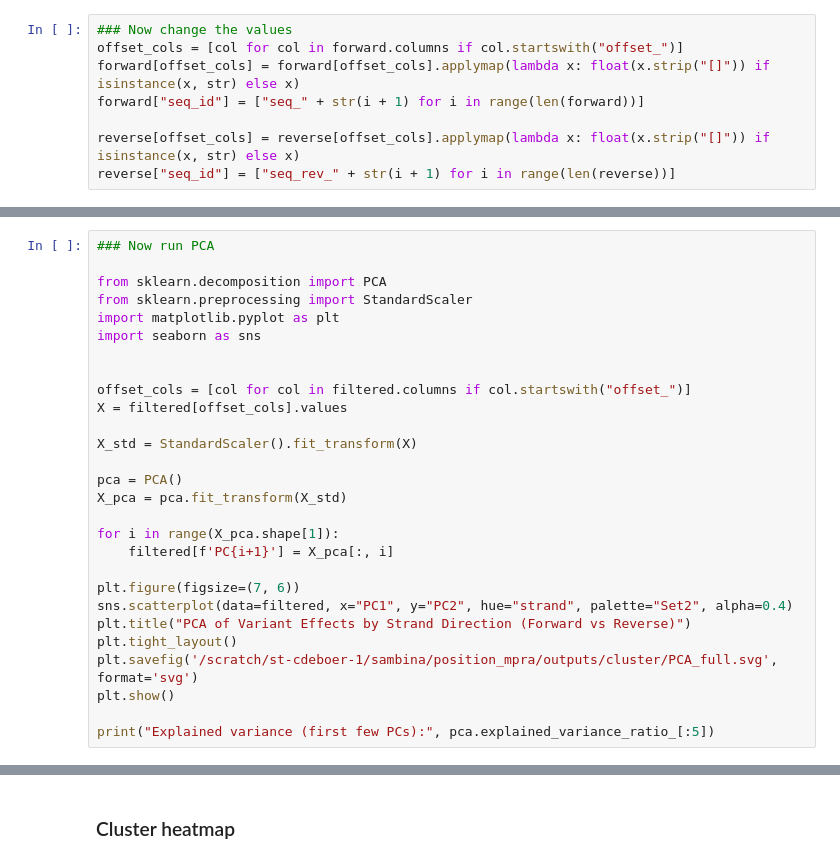
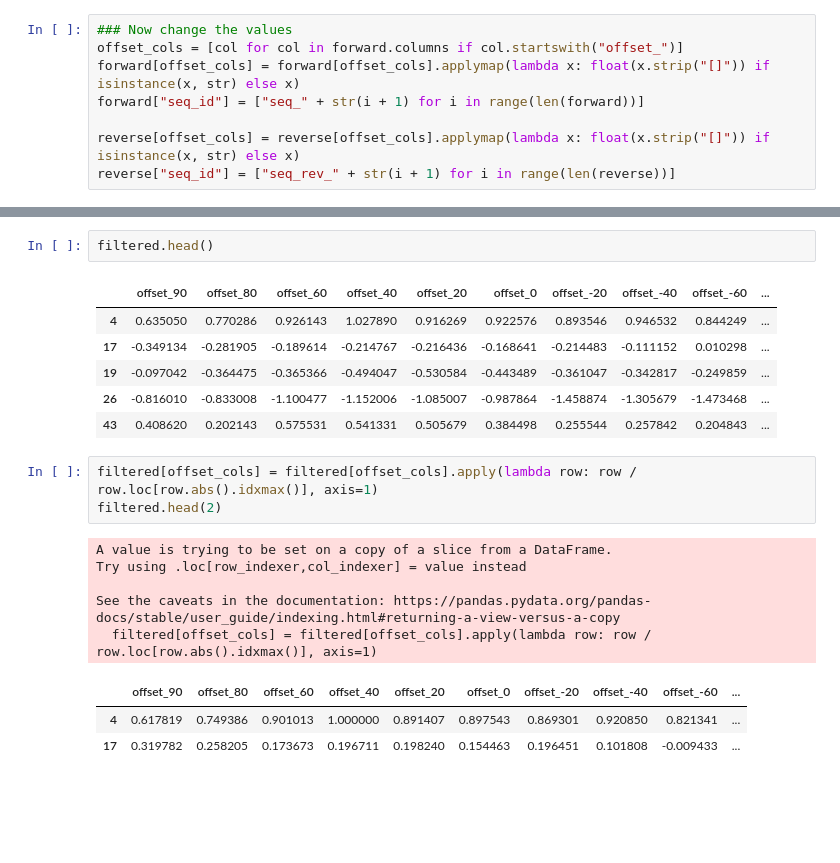
Before and after one commit to de-Boer-Lab/position-mpra, a Jupyter notebook: src/cluster_variant_effects/cluster.ipynb, the cells around one changed output, grey strips where cells are left out. Cells and saved outputs as stored; diff of their text form; blank space fills up the shorter version.

```diff
--- a/src/cluster_variant_effects/cluster.ipynb
+++ b/src/cluster_variant_effects/cluster.ipynb
@@ -38,28 +40,0 @@ print(len(filtered))
-# %%
-### Now run PCA
-
-from sklearn.decomposition import PCA
-from sklearn.preprocessing import StandardScaler
-import matplotlib.pyplot as plt
-import seaborn as sns
-
-
-offset_cols = [col for col in filtered.columns if col.startswith("offset_")]
-X = filtered[offset_cols].values
-
-X_std = StandardScaler().fit_transform(X)
-
-pca = PCA()
-X_pca = pca.fit_transform(X_std)
-
-for i in range(X_pca.shape[1]):
-    filtered[f'PC{i+1}'] = X_pca[:, i]
-
-plt.figure(figsize=(7, 6))
-sns.scatterplot(data=filtered, x="PC1", y="PC2", hue="strand", palette="Set2", alpha=0.4)
-plt.title("PCA of Variant Effects by Strand Direction (Forward vs Reverse)")
-plt.tight_layout()
-plt.savefig('/scratch/st-cdeboer-1/sambina/position_mpra/outputs/cluster/PCA_full.svg', format='svg')
-plt.show()
-
-print("Explained variance (first few PCs):", pca.explained_variance_ratio_[:5])
@@ -224,3 +41,22 @@ plt.show()
-# %% [markdown]
-### Cluster heatmap
+# %%
+filtered.head()
+# %% [output]
+|  | offset_90 | offset_80 | offset_60 | offset_40 | offset_20 | offset_0 | offset_-20 | offset_-40 | offset_-60 | ... |
+| 4 | 0.635050 | 0.770286 | 0.926143 | 1.027890 | 0.916269 | 0.922576 | 0.893546 | 0.946532 | 0.844249 | ... |
+| 17 | -0.349134 | -0.281905 | -0.189614 | -0.214767 | -0.216436 | -0.168641 | -0.214483 | -0.111152 | 0.010298 | ... |
+| 19 | -0.097042 | -0.364475 | -0.365366 | -0.494047 | -0.530584 | -0.443489 | -0.361047 | -0.342817 | -0.249859 | ... |
+| 26 | -0.816010 | -0.833008 | -1.100477 | -1.152006 | -1.085007 | -0.987864 | -1.458874 | -1.305679 | -1.473468 | ... |
+| 43 | 0.408620 | 0.202143 | 0.575531 | 0.541331 | 0.505679 | 0.384498 | 0.255544 | 0.257842 | 0.204843 | ... |
+# %%
+filtered[offset_cols] = filtered[offset_cols].apply(lambda row: row / row.loc[row.abs().idxmax()], axis=1)
+filtered.head(2)
+# %% [output]
+A value is trying to be set on a copy of a slice from a DataFrame.
+Try using .loc[row_indexer,col_indexer] = value instead
+
+See the caveats in the documentation: https://pandas.pydata.org/pandas-docs/stable/user_guide/indexing.html#returning-a-view-versus-a-copy
+  filtered[offset_cols] = filtered[offset_cols].apply(lambda row: row / row.loc[row.abs().idxmax()], axis=1)
+|  | offset_90 | offset_80 | offset_60 | offset_40 | offset_20 | offset_0 | offset_-20 | offset_-40 | offset_-60 | ... |
+| 4 | 0.617819 | 0.749386 | 0.901013 | 1.000000 | 0.891407 | 0.897543 | 0.869301 | 0.920850 | 0.821341 | ... |
+| 17 | 0.319782 | 0.258205 | 0.173673 | 0.196711 | 0.198240 | 0.154463 | 0.196451 | 0.101808 | -0.009433 | ... |
 # %%
```
Also changed, not shown: parts of 15 cells of this notebook, 1 other file.
